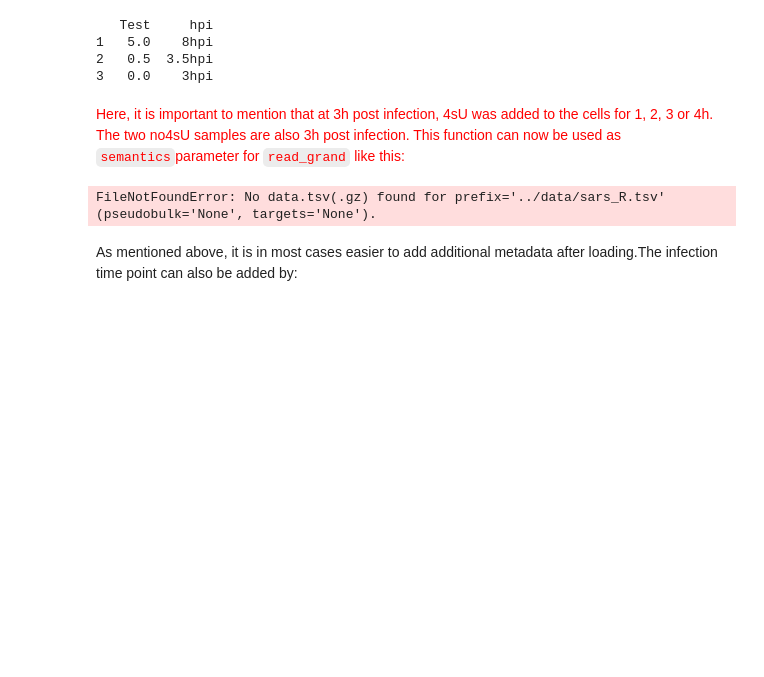
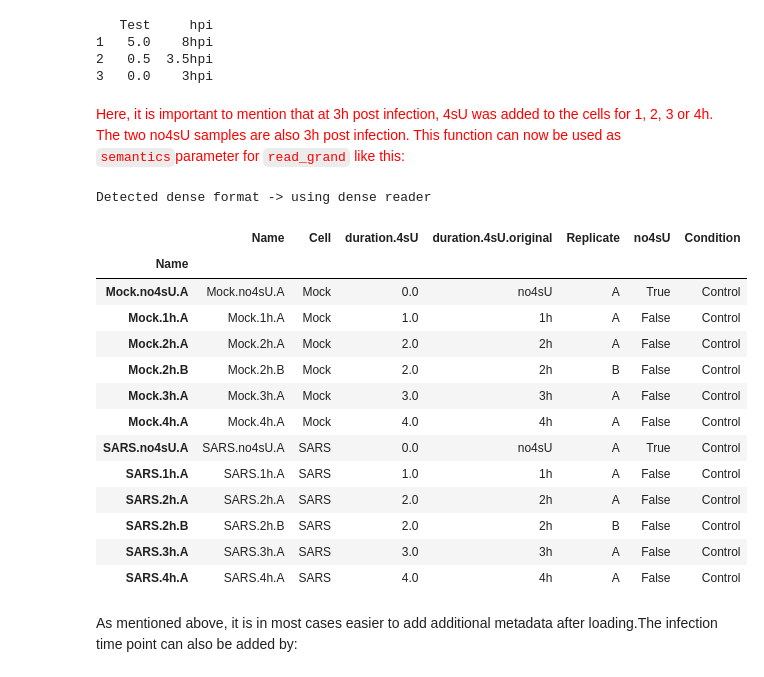
Before and after one commit to maus2310/GrandPy, a Jupyter notebook: docs/notebooks/notebook_03_loading_data_and_working_with_grandpy_objects.ipynb, the cells around one changed output. Cells and saved outputs as stored; diff of their text form; code cells hidden in the pictures; blank space fills up the shorter version.

```diff
--- a/docs/notebooks/notebook_03_loading_data_and_working_with_grandpy_objects.ipynb
+++ b/docs/notebooks/notebook_03_loading_data_and_working_with_grandpy_objects.ipynb
@@ -332,18 +336,32 @@ print(my_semantics_time(["5h", "30min", "no4sU"], "Test"))
 # %%
 # # ???
 #
 # sars.meta <- ReadGRAND(system.file("extdata", "sars.tsv.gz", package = "grandR"),
 #                    design=function(names) ??????
 #                      MakeColdata(names,
 #                                  c("Cell",Design$dur.4sU,Design$Replicate),
 #                                  semantics=DesignSemantics(duration.4sU=my.semantics.time)
 #                                  ),
 #                  verbose=TRUE)
 
-sars_meta = read_grand("../data/sars_R.tsv", design=("Cell", "dur.4sU", "Replicate"))
+sars_meta = read_grand("../../grandpy/data/sars_R.tsv", design=("Cell", "dur.4sU", "Replicate"))
 sars_meta.coldata
 # %% [output]
-FileNotFoundError: No data.tsv(.gz) found for prefix='../data/sars_R.tsv' (pseudobulk='None', targets='None').
+Detected dense format -> using dense reader
+|  | Name | Cell | duration.4sU | duration.4sU.original | Replicate | no4sU | Condition |
+| Name |  |  |  |  |  |  |  |
+| Mock.no4sU.A | Mock.no4sU.A | Mock | 0.0 | no4sU | A | True | Control |
+| Mock.1h.A | Mock.1h.A | Mock | 1.0 | 1h | A | False | Control |
+| Mock.2h.A | Mock.2h.A | Mock | 2.0 | 2h | A | False | Control |
+| Mock.2h.B | Mock.2h.B | Mock | 2.0 | 2h | B | False | Control |
+| Mock.3h.A | Mock.3h.A | Mock | 3.0 | 3h | A | False | Control |
+| Mock.4h.A | Mock.4h.A | Mock | 4.0 | 4h | A | False | Control |
+| SARS.no4sU.A | SARS.no4sU.A | SARS | 0.0 | no4sU | A | True | Control |
+| SARS.1h.A | SARS.1h.A | SARS | 1.0 | 1h | A | False | Control |
+| SARS.2h.A | SARS.2h.A | SARS | 2.0 | 2h | A | False | Control |
+| SARS.2h.B | SARS.2h.B | SARS | 2.0 | 2h | B | False | Control |
+| SARS.3h.A | SARS.3h.A | SARS | 3.0 | 3h | A | False | Control |
+| SARS.4h.A | SARS.4h.A | SARS | 4.0 | 4h | A | False | Control |
 # %% [markdown]
 As mentioned above, it is in most cases easier to add additional metadata after loading.The infection time point can also be added by:
 # %%
```
Also changed, not shown: parts of 16 cells of this notebook, 4 other files.
